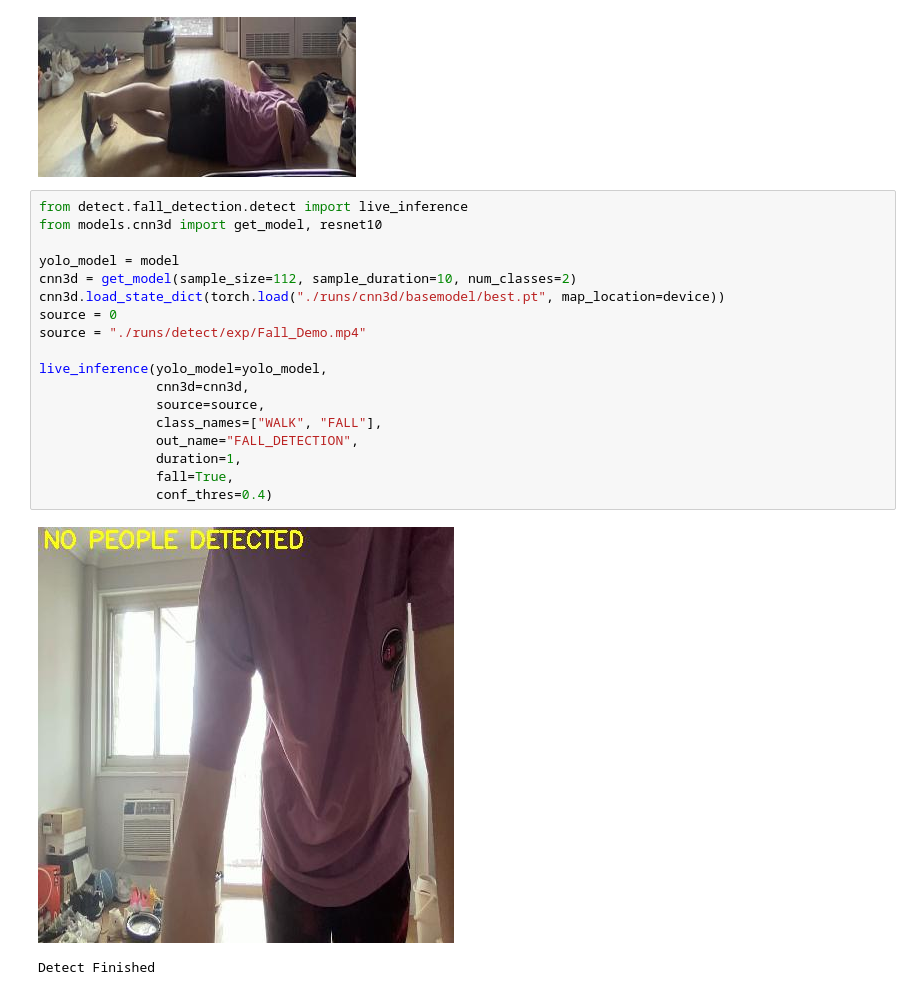
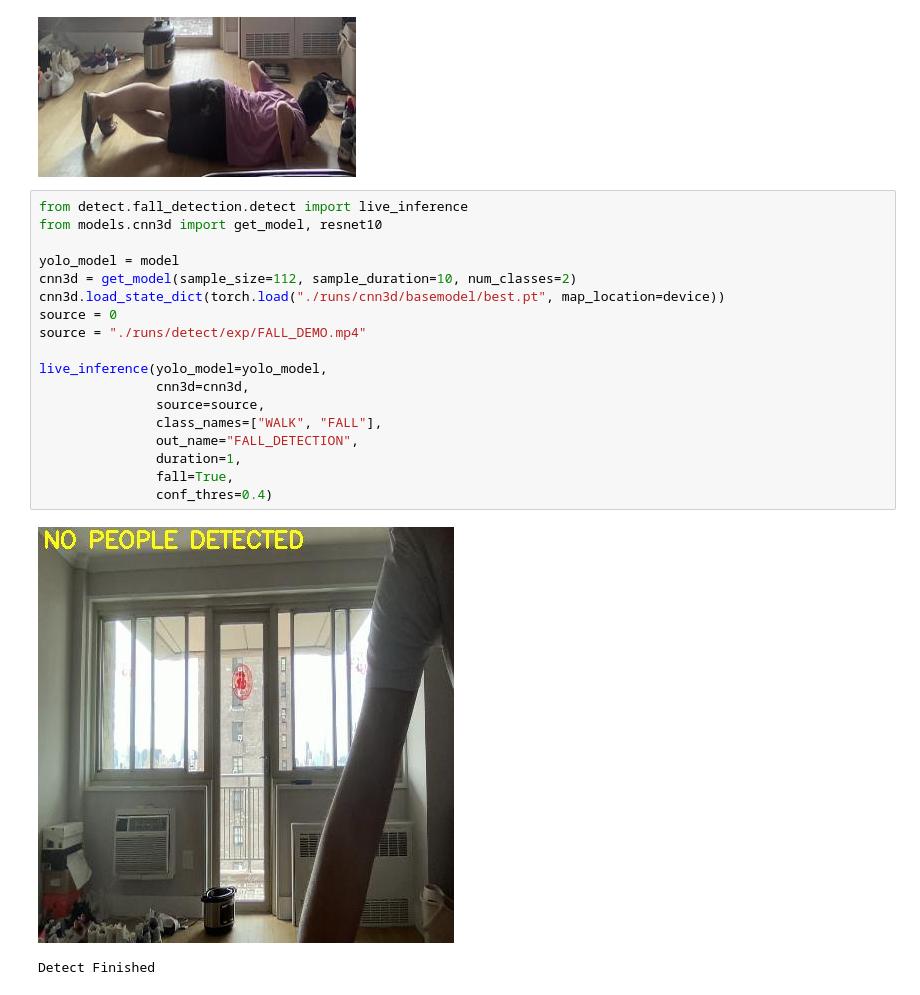
Before and after one commit to Morris135212/Fall_Detection, a Jupyter notebook: Fall_detection_inference.ipynb, the cells around one changed output. Cells and saved outputs as stored; diff of their text form.

```diff
--- a/Fall_detection_inference.ipynb
+++ b/Fall_detection_inference.ipynb
@@ -22,21 +22,21 @@ img0, boxes = run_yolo(model, img, device, view_img=True)
 # %%
 from detect.fall_detection.detect import live_inference
 from models.cnn3d import get_model, resnet10
 
 yolo_model = model
 cnn3d = get_model(sample_size=112, sample_duration=10, num_classes=2)
 cnn3d.load_state_dict(torch.load("./runs/cnn3d/basemodel/best.pt", map_location=device))
 source = 0
-source = "./runs/detect/exp/Fall_Demo.mp4"
+source = "./runs/detect/exp/FALL_DEMO.mp4"
 
 live_inference(yolo_model=yolo_model,
                cnn3d=cnn3d,
                source=source,
                class_names=["WALK", "FALL"],
                out_name="FALL_DETECTION",
                duration=1,
                fall=True,
                conf_thres=0.4)
 # %% [output]
-[figure, old version]
+[figure, new version]
 Detect Finished
```
Also changed, not shown: 2 other files.
